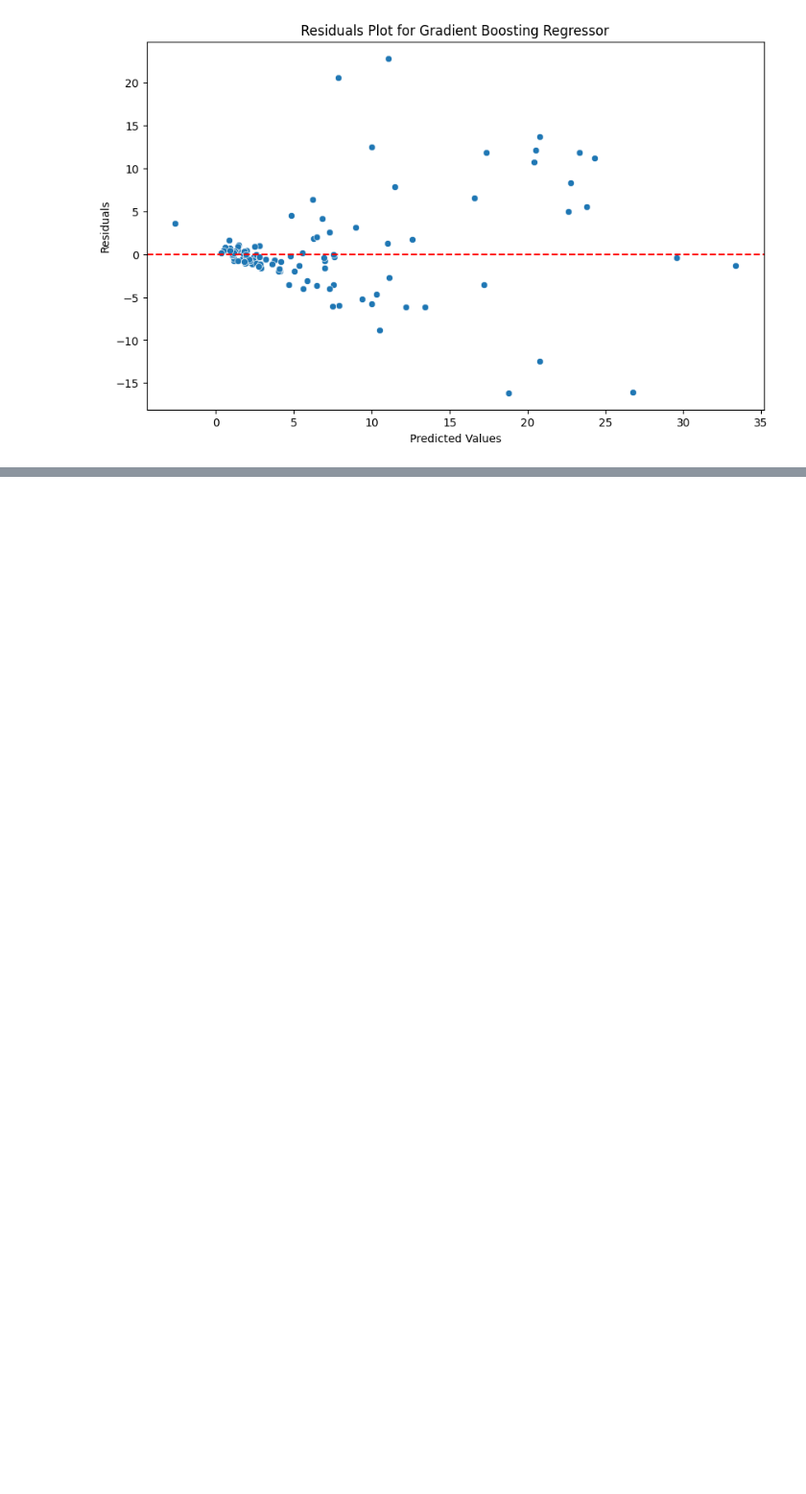
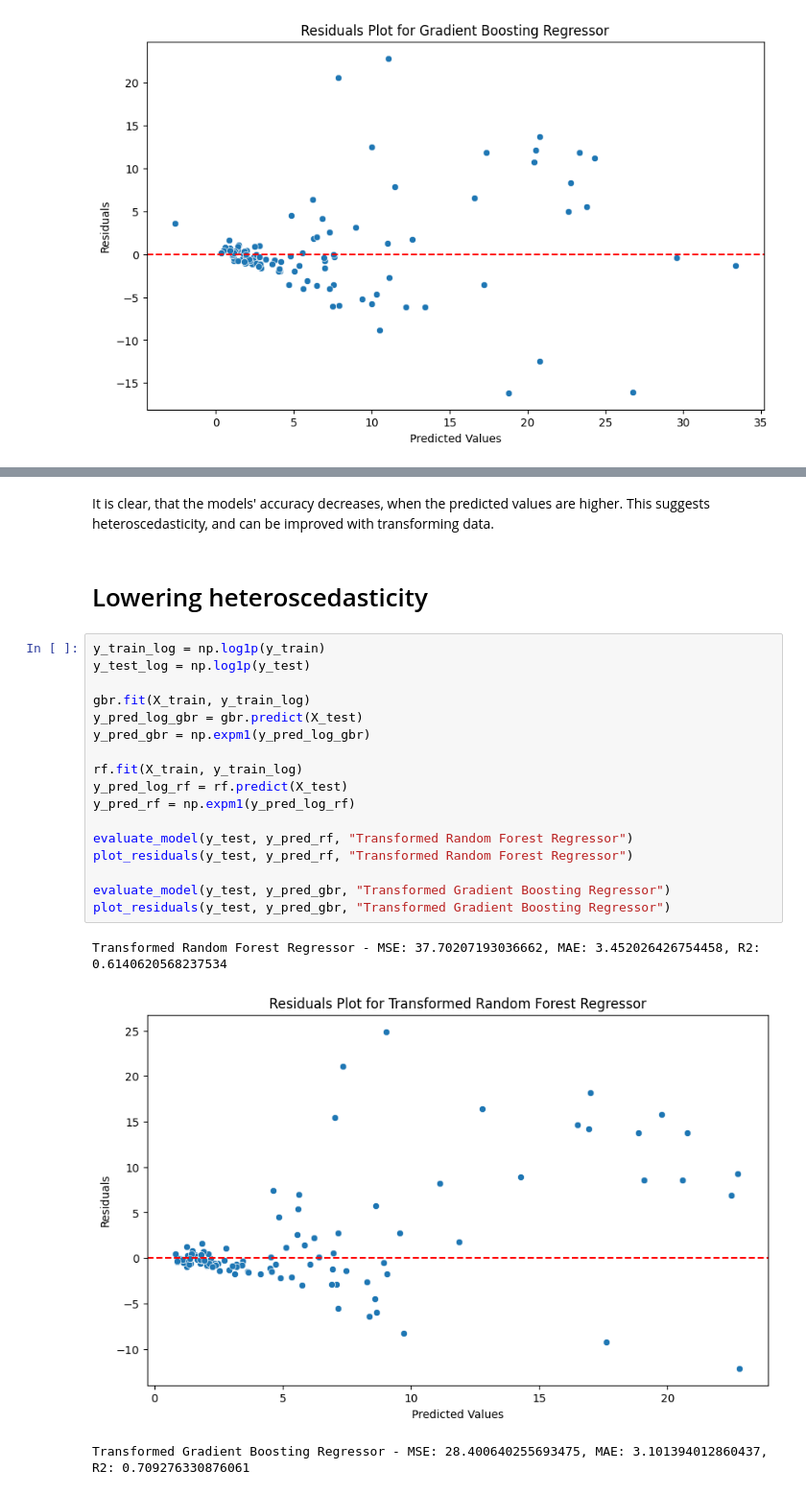
Before and after one commit to lmProgramming/uni-system-and-decision-making-methods-project, a Jupyter notebook: estimating_simulation.ipynb, the cells around one changed output, grey strips where cells are left out. Shown at 96% size. Drawn from its saved outputs; the diff is of its cells as text; blank space fills up the shorter version.

```diff
--- a/estimating_simulation.ipynb
+++ b/estimating_simulation.ipynb
@@ -653,0 +836,25 @@ plot_residuals(y_test, y_pred_gbr, "Gradient Boosting Regressor")
+# %% [markdown]
+It is clear, that the models' accuracy decreases, when the predicted values are higher. This suggests heteroscedasticity, and can be improved with transforming data.
+# %% [markdown]
+# Lowering heteroscedasticity
+# %%
+y_train_log = np.log1p(y_train)
+y_test_log = np.log1p(y_test)
+
+gbr.fit(X_train, y_train_log)
+y_pred_log_gbr = gbr.predict(X_test)
+y_pred_gbr = np.expm1(y_pred_log_gbr)
+
+rf.fit(X_train, y_train_log)
+y_pred_log_rf = rf.predict(X_test)
+y_pred_rf = np.expm1(y_pred_log_rf)
+
+evaluate_model(y_test, y_pred_rf, "Transformed Random Forest Regressor")
+plot_residuals(y_test, y_pred_rf, "Transformed Random Forest Regressor")
+
+evaluate_model(y_test, y_pred_gbr, "Transformed Gradient Boosting Regressor")
+plot_residuals(y_test, y_pred_gbr, "Transformed Gradient Boosting Regressor")
+# %% [output]
+Transformed Random Forest Regressor - MSE: 37.70207193036662, MAE: 3.452026426754458, R2: 0.6140620568237534
+[figure, added]
+Transformed Gradient Boosting Regressor - MSE: 28.400640255693475, MAE: 3.101394012860437, R2: 0.709276330876061
```
Also changed, not shown: parts of 21 cells of this notebook.
